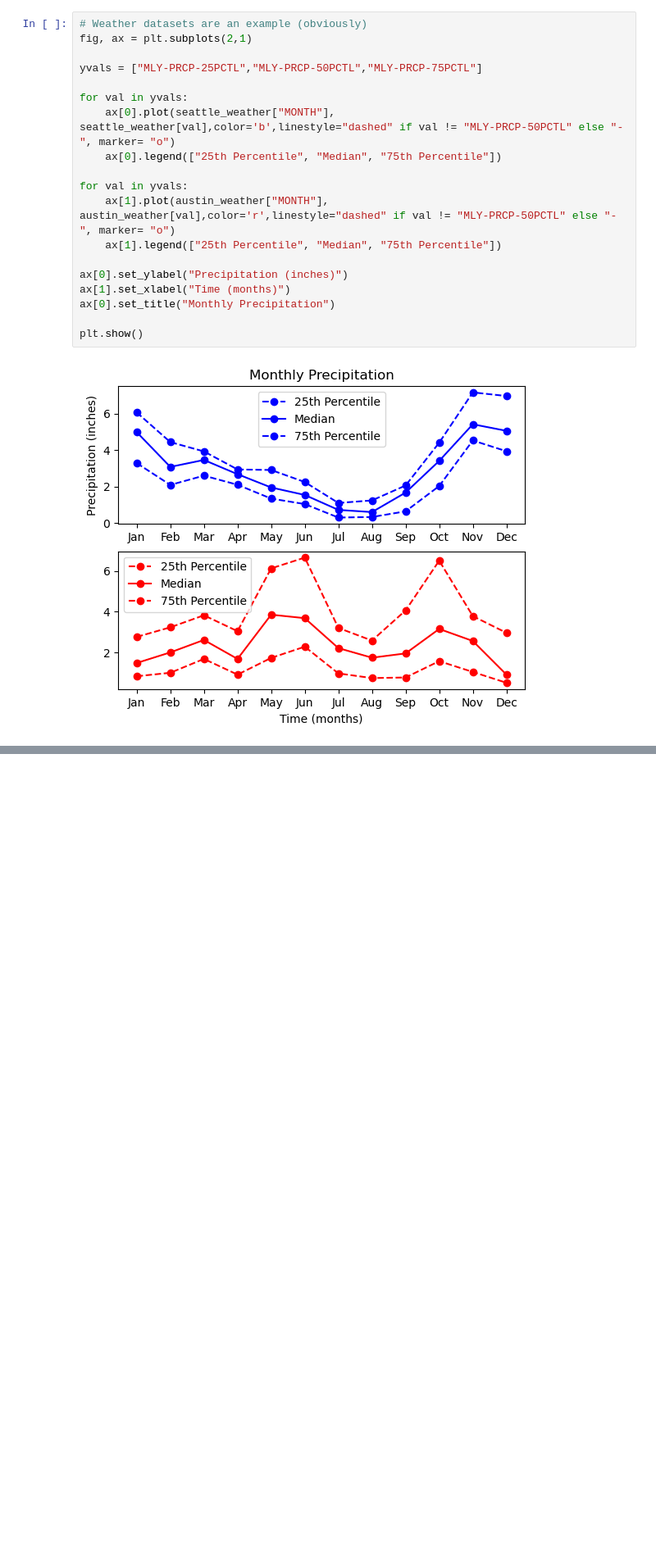
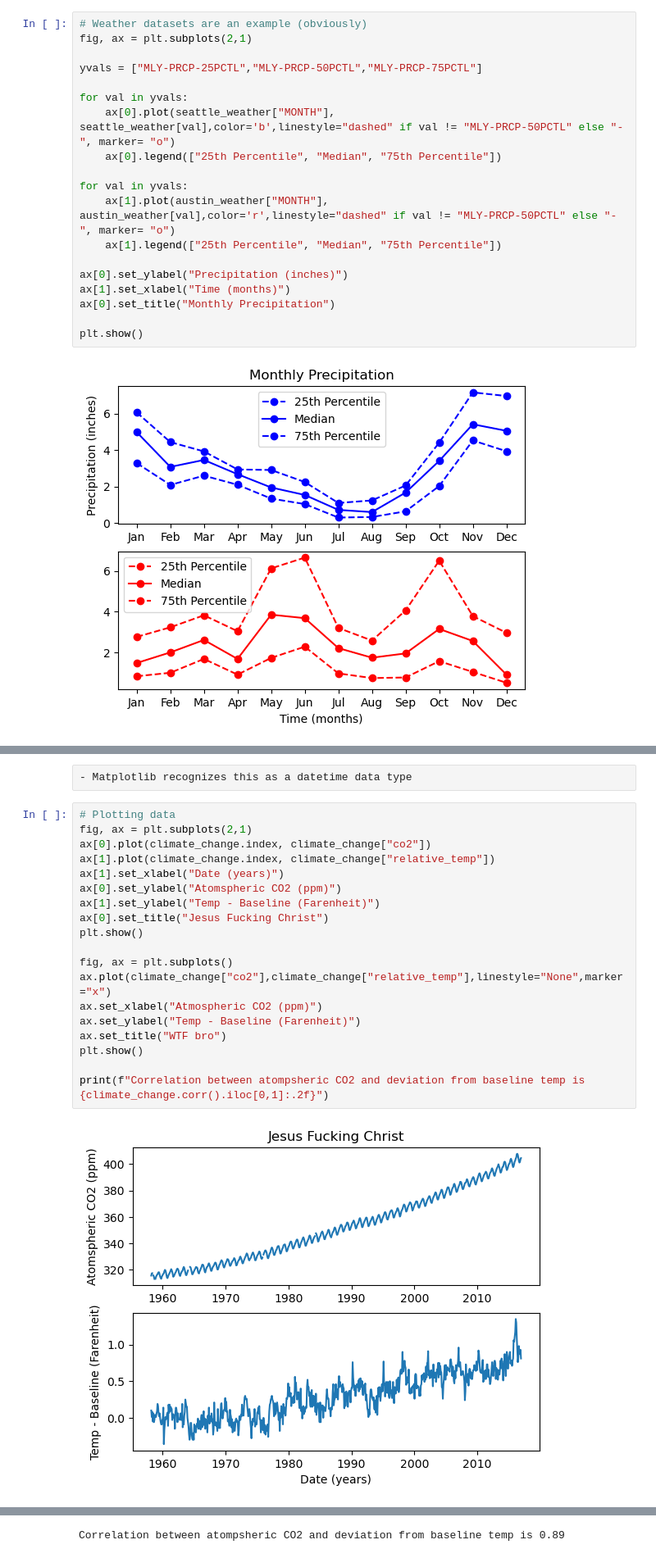
Before and after one commit to LucasFinney/data-portfolio, a Jupyter notebook: Intro to data viz with Matplotlib/Plotting time-series data.ipynb, the cells around one changed output, grey strips where cells are left out. Shown at 82% size. Cells and saved outputs as stored; diff of their text form; blank space fills up the shorter version.

```diff
--- a/Intro to data viz with Matplotlib/Plotting time-series data.ipynb
+++ b/Intro to data viz with Matplotlib/Plotting time-series data.ipynb
@@ -49,0 +75,23 @@ plt.show()
+# %% [raw]
+- Matplotlib recognizes this as a datetime data type
+# %%
+# Plotting data
+fig, ax = plt.subplots(2,1)
+ax[0].plot(climate_change.index, climate_change["co2"])
+ax[1].plot(climate_change.index, climate_change["relative_temp"])
+ax[1].set_xlabel("Date (years)")
+ax[0].set_ylabel("Atomspheric CO2 (ppm)")
+ax[1].set_ylabel("Temp - Baseline (Farenheit)")
+ax[0].set_title("Jesus Fucking Christ")
+plt.show()
+
+fig, ax = plt.subplots()
+ax.plot(climate_change["co2"],climate_change["relative_temp"],linestyle="None",marker="x")
+ax.set_xlabel("Atmospheric CO2 (ppm)")
+ax.set_ylabel("Temp - Baseline (Farenheit)")
+ax.set_title("WTF bro")
+plt.show()
+
+print(f"Correlation between atompsheric CO2 and deviation from baseline temp is {climate_change.corr().iloc[0,1]:.2f}")
+# %% [output]
+[figure, added]
@@ -49,0 +99 @@ plt.show()
+Correlation between atompsheric CO2 and deviation from baseline temp is 0.89
```
Also changed, not shown: parts of 8 cells of this notebook.
